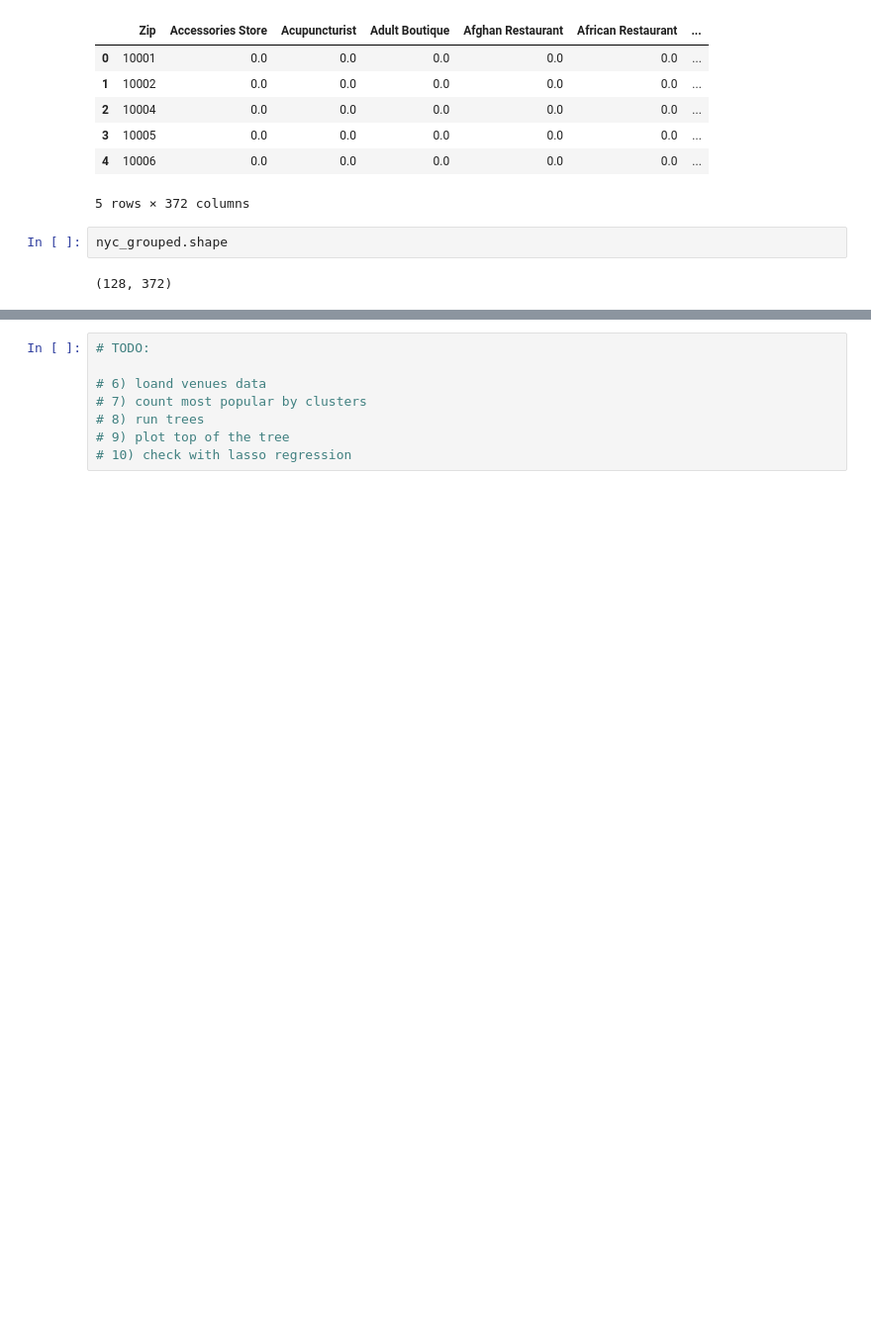
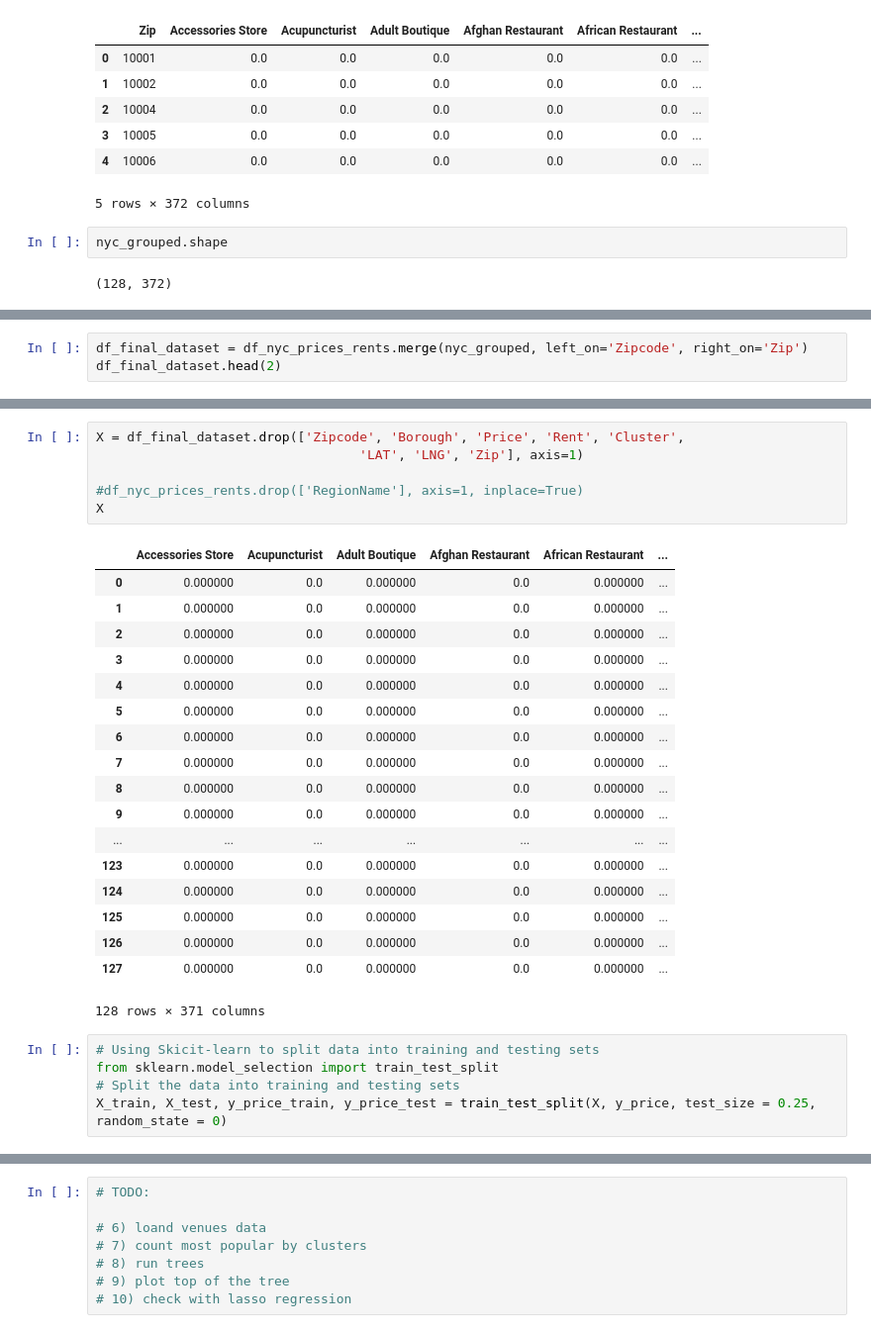
Before and after one commit to allaccountstaken/predicting_urban_home_values, a Jupyter notebook: Predicting Home Values Using Venues.ipynb, the cells around one changed output, grey strips where cells are left out. Shown at 99% size. Saved outputs shown, nothing was run; the diff lists cells and outputs as text; blank space fills up the shorter version.

Commit message:
first run of random forest regression

```diff
--- a/Predicting Home Values Using Venues.ipynb
+++ b/Predicting Home Values Using Venues.ipynb
@@ -578,0 +588,3 @@ nyc_grouped.shape
+# %%
+df_final_dataset = df_nyc_prices_rents.merge(nyc_grouped, left_on='Zipcode', right_on='Zip')
+df_final_dataset.head(2)
@@ -578,0 +624,30 @@ nyc_grouped.shape
+# %%
+X = df_final_dataset.drop(['Zipcode', 'Borough', 'Price', 'Rent', 'Cluster',
+                                  'LAT', 'LNG', 'Zip'], axis=1)
+
+#df_nyc_prices_rents.drop(['RegionName'], axis=1, inplace=True)
+X
+# %% [output]
+|  | Accessories Store | Acupuncturist | Adult Boutique | Afghan Restaurant | African Restaurant | ... |
+| 0 | 0.000000 | 0.0 | 0.000000 | 0.0 | 0.000000 | ... |
+| 1 | 0.000000 | 0.0 | 0.000000 | 0.0 | 0.000000 | ... |
+| 2 | 0.000000 | 0.0 | 0.000000 | 0.0 | 0.000000 | ... |
+| 3 | 0.000000 | 0.0 | 0.000000 | 0.0 | 0.000000 | ... |
+| 4 | 0.000000 | 0.0 | 0.000000 | 0.0 | 0.000000 | ... |
+| 5 | 0.000000 | 0.0 | 0.000000 | 0.0 | 0.000000 | ... |
+| 6 | 0.000000 | 0.0 | 0.000000 | 0.0 | 0.000000 | ... |
+| 7 | 0.000000 | 0.0 | 0.000000 | 0.0 | 0.000000 | ... |
+| 8 | 0.000000 | 0.0 | 0.000000 | 0.0 | 0.000000 | ... |
+| 9 | 0.000000 | 0.0 | 0.000000 | 0.0 | 0.000000 | ... |
+| ... | ... | ... | ... | ... | ... | ... |
+| 123 | 0.000000 | 0.0 | 0.000000 | 0.0 | 0.000000 | ... |
+| 124 | 0.000000 | 0.0 | 0.000000 | 0.0 | 0.000000 | ... |
+| 125 | 0.000000 | 0.0 | 0.000000 | 0.0 | 0.000000 | ... |
+| 126 | 0.000000 | 0.0 | 0.000000 | 0.0 | 0.000000 | ... |
+| 127 | 0.000000 | 0.0 | 0.000000 | 0.0 | 0.000000 | ... |
+128 rows × 371 columns
+# %%
+# Using Skicit-learn to split data into training and testing sets
+from sklearn.model_selection import train_test_split
+# Split the data into training and testing sets
+X_train, X_test, y_price_train, y_price_test = train_test_split(X, y_price, test_size = 0.25, random_state = 0)
```
Also changed, not shown: parts of 13 cells of this notebook.
